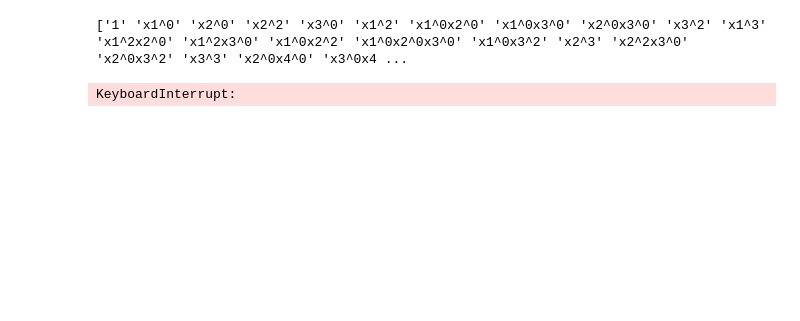
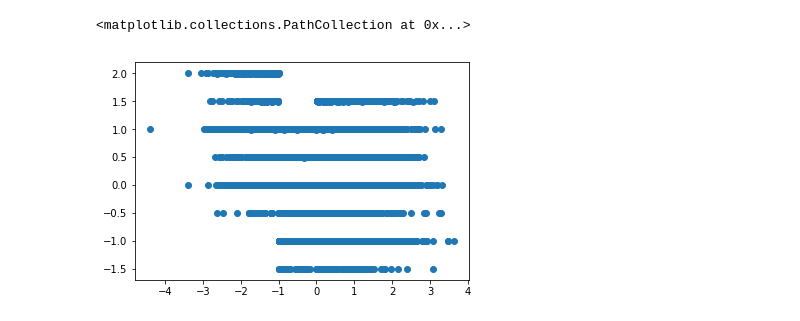
Before and after one commit to jroquerogimenez/CausalAggregation, a Jupyter notebook: Backfitting_complex.ipynb, the cells around one changed output. Drawn from its saved outputs; the diff is of its cells as text; code cells hidden in the pictures; blank space fills up the shorter version.

```diff
--- a/Backfitting_complex.ipynb
+++ b/Backfitting_complex.ipynb
@@ -81,3 +88,8 @@ array([-0.018, -0.008, -0.006, 0.531, 0.005])
+# %%
+plt.scatter(coll_env.env['e1'].data['X'][0,:],coll_env.env['e1'].data['Y'])
+# %% [output]
+<matplotlib.collections.PathCollection at 0x...>
+[figure, added]
 # %%
 params_method = {'regression_method':'HuberRegressor',
                  'power_features': {
@@ -88,23 +100,23 @@ params_method = {'regression_method':'HuberRegressor',
                      'e5':2,
                                      },
                  'selected_features':{
-                     'e1':['1','x1^0', 'x2^0','x2^2',  'x3^0', 'x1^2', 'x1^0x2^0', 'x1^0x3^0',  'x2^0x3^0', 'x3^2', 'x1^3', 'x1^2x2^0', 'x1^2x3^0', 'x1^0x2^2', 'x1^0x2^0x3^0', 'x1^0x3^2', 'x2^3', 'x2^2x3^0', 'x2^0x3^2', 'x3^3'],
+                     'e1':['1','x1^0', 'x2^0','x2^2',  'x3^0', 'x1^2', 'x1^0x2^0', 'x1^0x3^0',  'x2^0x3^0', 'x3^2', 'x1^3',
+                           'x1^2x2^0', 'x1^2x3^0', 'x1^0x2^2', 'x1^0x2^0x3^0', 'x1^0x3^2', 'x2^3', 'x2^2x3^0', 'x2^0x3^2', 'x3^3'],
                      'e2':['x2^0x4^0'],
                      'e3':['x3^0x4^0'],
                      'e4':['x1^0x5^0'],
                  },
-                 'n_estimators':3
+                 'n_estimators':60
                 }
 
-backfit = Backfitting(PolynomialRegression, 'backfitting', max_n_iter=40, gap_convergence=1e-5, params_method = params_method)
-
-                      #{'power_features':2, 'include_bias':False})
-
+backfit = Backfitting(RandomForestRegression,
+                      'boosting',
+                      max_n_iter=3,
+                      gap_convergence=1e-5,
+                      warm_start=False,
+                      params_method=params_method)
 
 res = backfit.fit(coll_env)
-# %% [output]
-['1' 'x1^0' 'x2^0' 'x2^2' 'x3^0' 'x1^2' 'x1^0x2^0' 'x1^0x3^0' 'x2^0x3^0' 'x3^2' 'x1^3' 'x1^2x2^0' 'x1^2x3^0' 'x1^0x2^2' 'x1^0x2^0x3^0' 'x1^0x3^2' 'x2^3' 'x2^2x3^0' 'x2^0x3^2' 'x3^3' 'x2^0x4^0' 'x3^0x4 ...
-KeyboardInterrupt:
 # %%
 backfit.output_model_variation
 # %% [output]
```
Also changed, not shown: parts of 19 cells of this notebook, 9 other files.
